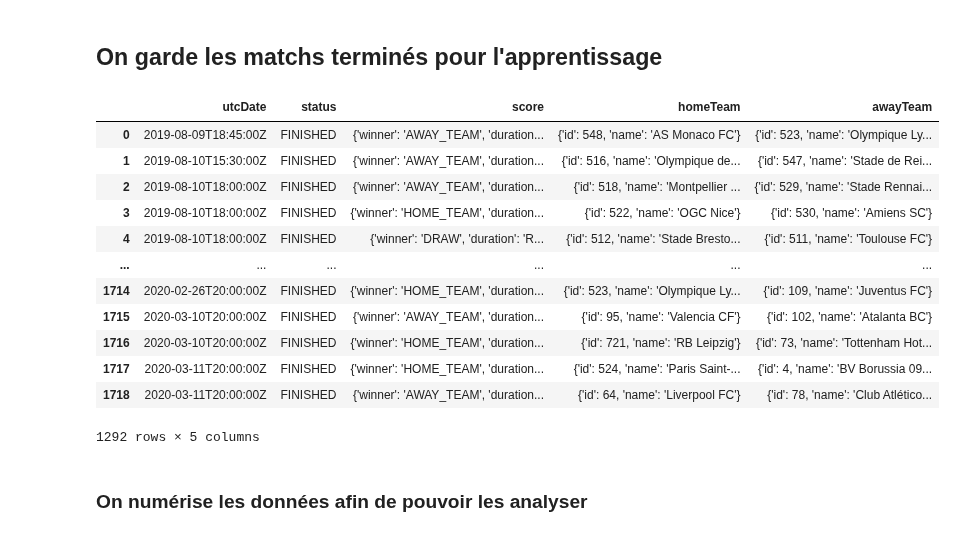
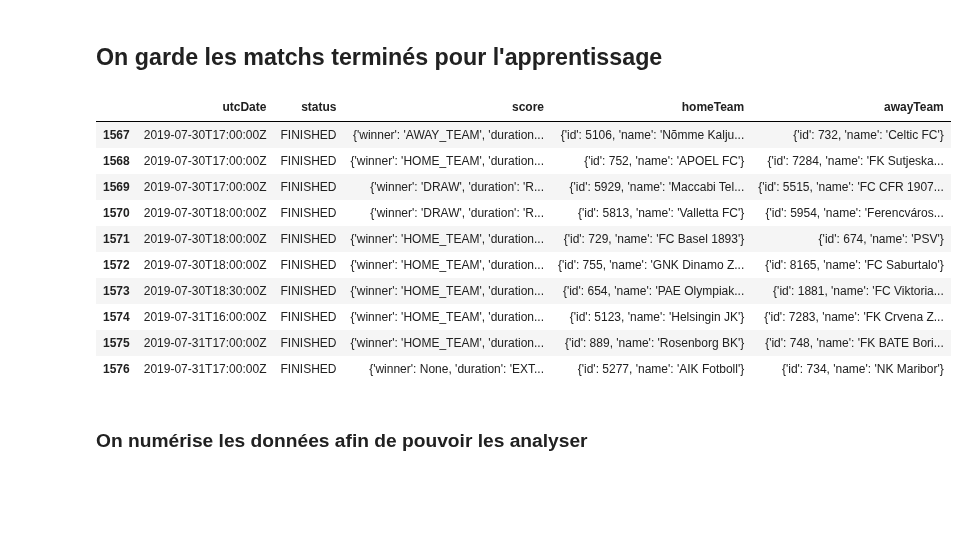
Before and after one commit to Amuthu98/projetannuel4IABD2, a Jupyter notebook: ETAPE_3/Scripts_Recup_Data/Data_API.ipynb, the cells around one changed output. Drawn from its saved outputs; the diff is of its cells as text; code cells hidden in the pictures; blank space fills up the shorter version.

```diff
--- a/ETAPE_3/Scripts_Recup_Data/Data_API.ipynb
+++ b/ETAPE_3/Scripts_Recup_Data/Data_API.ipynb
@@ -60,21 +61,19 @@ df_matchs
 ## On garde les matchs terminés pour l'apprentissage
 # %%
 df_finished=df_matchs.loc[df_matchs["status"]=="FINISHED"]
-df_finished
+df_finished[1140:1150]
 # %% [output]
 |  | utcDate | status | score | homeTeam | awayTeam |
-| 0 | 2019-08-09T18:45:00Z | FINISHED | {'winner': 'AWAY_TEAM', 'duration... | {'id': 548, 'name': 'AS Monaco FC'} | {'id': 523, 'name': 'Olympique Ly... |
-| 1 | 2019-08-10T15:30:00Z | FINISHED | {'winner': 'AWAY_TEAM', 'duration... | {'id': 516, 'name': 'Olympique de... | {'id': 547, 'name': 'Stade de Rei... |
-| 2 | 2019-08-10T18:00:00Z | FINISHED | {'winner': 'AWAY_TEAM', 'duration... | {'id': 518, 'name': 'Montpellier ... | {'id': 529, 'name': 'Stade Rennai... |
-| 3 | 2019-08-10T18:00:00Z | FINISHED | {'winner': 'HOME_TEAM', 'duration... | {'id': 522, 'name': 'OGC Nice'} | {'id': 530, 'name': 'Amiens SC'} |
-| 4 | 2019-08-10T18:00:00Z | FINISHED | {'winner': 'DRAW', 'duration': 'R... | {'id': 512, 'name': 'Stade Bresto... | {'id': 511, 'name': 'Toulouse FC'} |
-| ... | ... | ... | ... | ... | ... |
-| 1714 | 2020-02-26T20:00:00Z | FINISHED | {'winner': 'HOME_TEAM', 'duration... | {'id': 523, 'name': 'Olympique Ly... | {'id': 109, 'name': 'Juventus FC'} |
-| 1715 | 2020-03-10T20:00:00Z | FINISHED | {'winner': 'AWAY_TEAM', 'duration... | {'id': 95, 'name': 'Valencia CF'} | {'id': 102, 'name': 'Atalanta BC'} |
-| 1716 | 2020-03-10T20:00:00Z | FINISHED | {'winner': 'HOME_TEAM', 'duration... | {'id': 721, 'name': 'RB Leipzig'} | {'id': 73, 'name': 'Tottenham Hot... |
-| 1717 | 2020-03-11T20:00:00Z | FINISHED | {'winner': 'HOME_TEAM', 'duration... | {'id': 524, 'name': 'Paris Saint-... | {'id': 4, 'name': 'BV Borussia 09... |
-| 1718 | 2020-03-11T20:00:00Z | FINISHED | {'winner': 'AWAY_TEAM', 'duration... | {'id': 64, 'name': 'Liverpool FC'} | {'id': 78, 'name': 'Club Atlético... |
+| 1567 | 2019-07-30T17:00:00Z | FINISHED | {'winner': 'AWAY_TEAM', 'duration... | {'id': 5106, 'name': 'Nõmme Kalju... | {'id': 732, 'name': 'Celtic FC'} |
+| 1568 | 2019-07-30T17:00:00Z | FINISHED | {'winner': 'HOME_TEAM', 'duration... | {'id': 752, 'name': 'APOEL FC'} | {'id': 7284, 'name': 'FK Sutjeska... |
+| 1569 | 2019-07-30T17:00:00Z | FINISHED | {'winner': 'DRAW', 'duration': 'R... | {'id': 5929, 'name': 'Maccabi Tel... | {'id': 5515, 'name': 'FC CFR 1907... |
+| 1570 | 2019-07-30T18:00:00Z | FINISHED | {'winner': 'DRAW', 'duration': 'R... | {'id': 5813, 'name': 'Valletta FC'} | {'id': 5954, 'name': 'Ferencváros... |
+| 1571 | 2019-07-30T18:00:00Z | FINISHED | {'winner': 'HOME_TEAM', 'duration... | {'id': 729, 'name': 'FC Basel 1893'} | {'id': 674, 'name': 'PSV'} |
+| 1572 | 2019-07-30T18:00:00Z | FINISHED | {'winner': 'HOME_TEAM', 'duration... | {'id': 755, 'name': 'GNK Dinamo Z... | {'id': 8165, 'name': 'FC Saburtalo'} |
+| 1573 | 2019-07-30T18:30:00Z | FINISHED | {'winner': 'HOME_TEAM', 'duration... | {'id': 654, 'name': 'PAE Olympiak... | {'id': 1881, 'name': 'FC Viktoria... |
+| 1574 | 2019-07-31T16:00:00Z | FINISHED | {'winner': 'HOME_TEAM', 'duration... | {'id': 5123, 'name': 'Helsingin JK'} | {'id': 7283, 'name': 'FK Crvena Z... |
+| 1575 | 2019-07-31T17:00:00Z | FINISHED | {'winner': 'HOME_TEAM', 'duration... | {'id': 889, 'name': 'Rosenborg BK'} | {'id': 748, 'name': 'FK BATE Bori... |
+| 1576 | 2019-07-31T17:00:00Z | FINISHED | {'winner': None, 'duration': 'EXT... | {'id': 5277, 'name': 'AIK Fotboll'} | {'id': 734, 'name': 'NK Maribor'} |
-1292 rows × 5 columns
 # %% [markdown]
 ### On numérise les données afin de pouvoir les analyser
 # %% [markdown]
```
Also changed, not shown: parts of 6 cells of this notebook.
